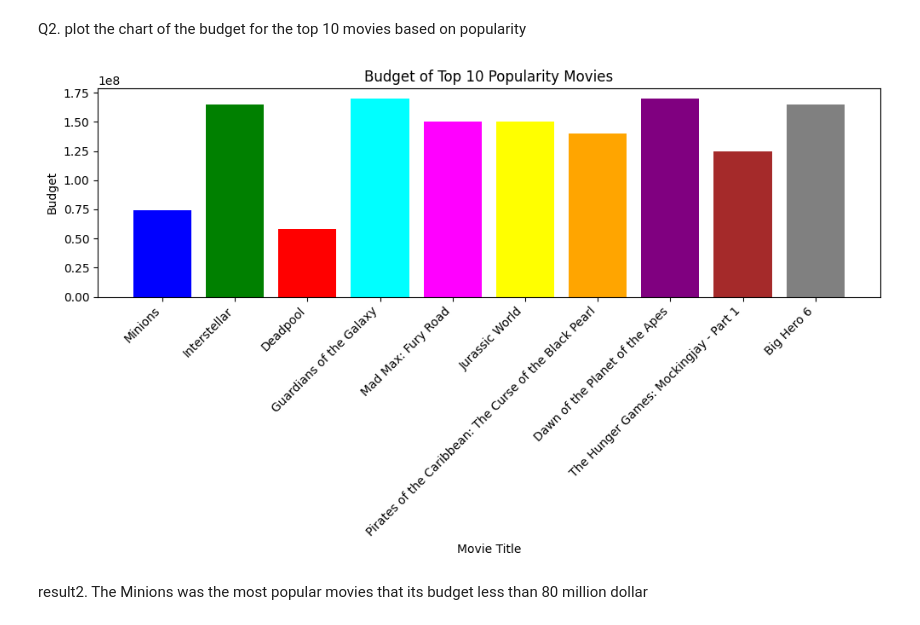
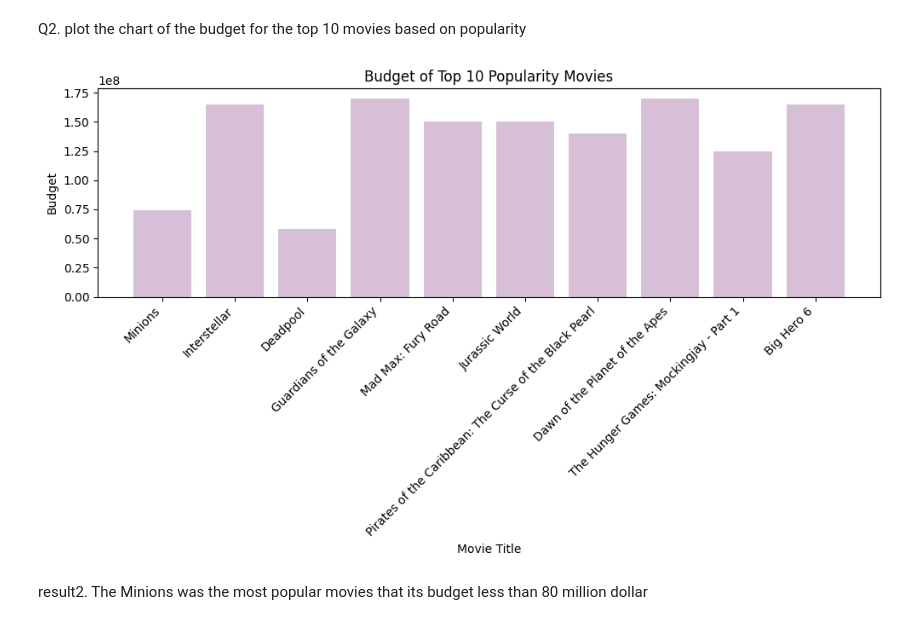
Before and after one commit to monirmo97/TMDB-Movie-Dataset-EDA-Modelling-and-Recommender-System, a Jupyter notebook: TMDB_Movie_Dataset_EDA_Modelling_and_Recommender_System.ipynb, the cells around one changed output. Saved outputs shown, nothing was run; the diff lists cells and outputs as text; code cells hidden in the pictures.

```diff
--- a/TMDB_Movie_Dataset_EDA_Modelling_and_Recommender_System.ipynb
+++ b/TMDB_Movie_Dataset_EDA_Modelling_and_Recommender_System.ipynb
@@ -249,21 +238,17 @@ Q2. plot the chart of the budget for the top 10 movies based on popularity
 # %%
 # Sort the DataFrame based on popularity in descending order and extract top 10 rows
 top_10_popularity_movies = df.nlargest(10, 'popularity')
-
-# Define colors for each movie
-colors = ['blue', 'green', 'red', 'cyan', 'magenta', 'yellow', 'orange', 'purple', 'brown', 'gray']
-
 # Plotting the budget of top 10 popularity movies with different colors
 plt.figure(figsize=(10, 6))
-plt.bar(top_10_popularity_movies['original_title'], top_10_popularity_movies['budget'], color=colors)
+plt.bar(top_10_popularity_movies['original_title'], top_10_popularity_movies['budget'], color='thistle')
 plt.xlabel('Movie Title')
 plt.ylabel('Budget')
 plt.title('Budget of Top 10 Popularity Movies')
 plt.xticks(rotation=45, ha='right')
 plt.tight_layout()
 plt.show()
 # %% [output]
-[figure, old version]
+[figure, new version]
 # %% [markdown]
 result2. The Minions was the most popular movies that its budget less than 80 million dollar
 # %% [markdown]
```
Also changed, not shown: parts of 76 cells of this notebook.
